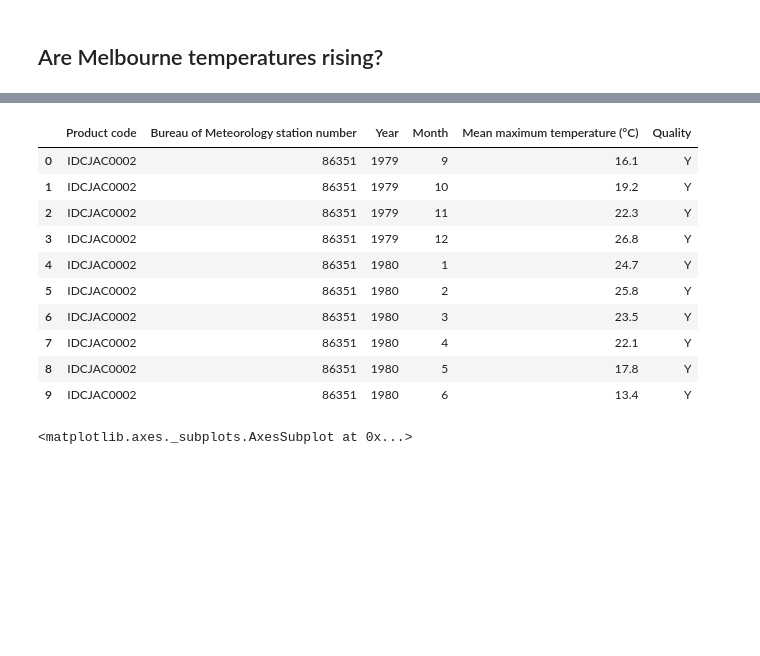
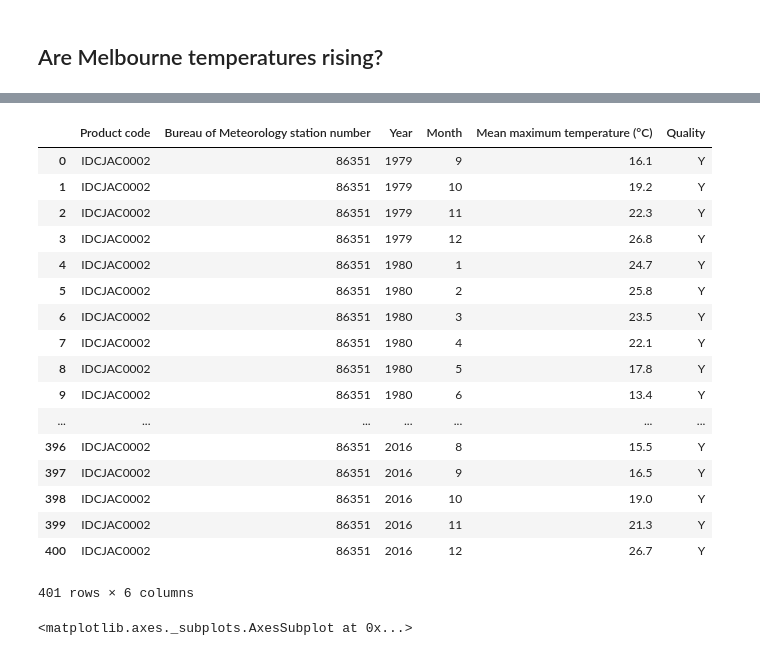
Before and after one commit to PythonCharmers/bayes-ml-pyconau-2017, a Jupyter notebook: Notebooks/3. Bayesian hypothesis testing.ipynb, the cells around one changed output, grey strips where cells are left out. Drawn from its saved outputs; the diff is of its cells as text; code cells hidden in the pictures; blank space fills up the shorter version.

```diff
--- a/Notebooks/3. Bayesian hypothesis testing.ipynb
+++ b/Notebooks/3. Bayesian hypothesis testing.ipynb
@@ -14,17 +16,24 @@ melb_temp = pd.read_csv('/data/melbourne-temp.csv')
 # %%
-melb_temp[:10]
+melb_temp
 # %% [output]
 |  | Product code | Bureau of Meteorology station number | Year | Month | Mean maximum temperature (°C) | Quality |
 | 0 | IDCJAC0002 | 86351 | 1979 | 9 | 16.1 | Y |
 | 1 | IDCJAC0002 | 86351 | 1979 | 10 | 19.2 | Y |
 | 2 | IDCJAC0002 | 86351 | 1979 | 11 | 22.3 | Y |
 | 3 | IDCJAC0002 | 86351 | 1979 | 12 | 26.8 | Y |
 | 4 | IDCJAC0002 | 86351 | 1980 | 1 | 24.7 | Y |
 | 5 | IDCJAC0002 | 86351 | 1980 | 2 | 25.8 | Y |
 | 6 | IDCJAC0002 | 86351 | 1980 | 3 | 23.5 | Y |
 | 7 | IDCJAC0002 | 86351 | 1980 | 4 | 22.1 | Y |
 | 8 | IDCJAC0002 | 86351 | 1980 | 5 | 17.8 | Y |
 | 9 | IDCJAC0002 | 86351 | 1980 | 6 | 13.4 | Y |
+| ... | ... | ... | ... | ... | ... | ... |
+| 396 | IDCJAC0002 | 86351 | 2016 | 8 | 15.5 | Y |
+| 397 | IDCJAC0002 | 86351 | 2016 | 9 | 16.5 | Y |
+| 398 | IDCJAC0002 | 86351 | 2016 | 10 | 19.0 | Y |
+| 399 | IDCJAC0002 | 86351 | 2016 | 11 | 21.3 | Y |
+| 400 | IDCJAC0002 | 86351 | 2016 | 12 | 26.7 | Y |
+401 rows × 6 columns
 # %%
 melb_temp['Decimal date'] = melb_temp['Year'] + (melb_temp['Month'] - 1) / 12
 # %%
```
Also changed, not shown: parts of 1 cell of this notebook, 7 other files.
